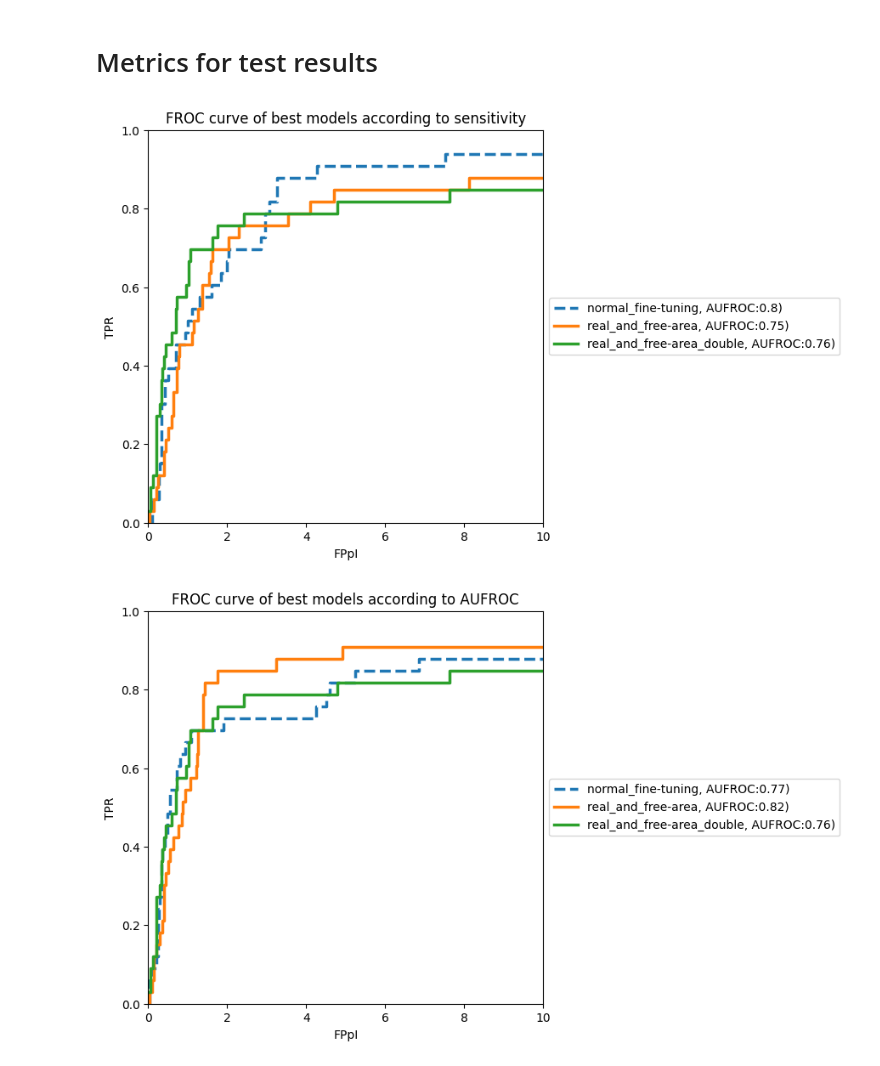
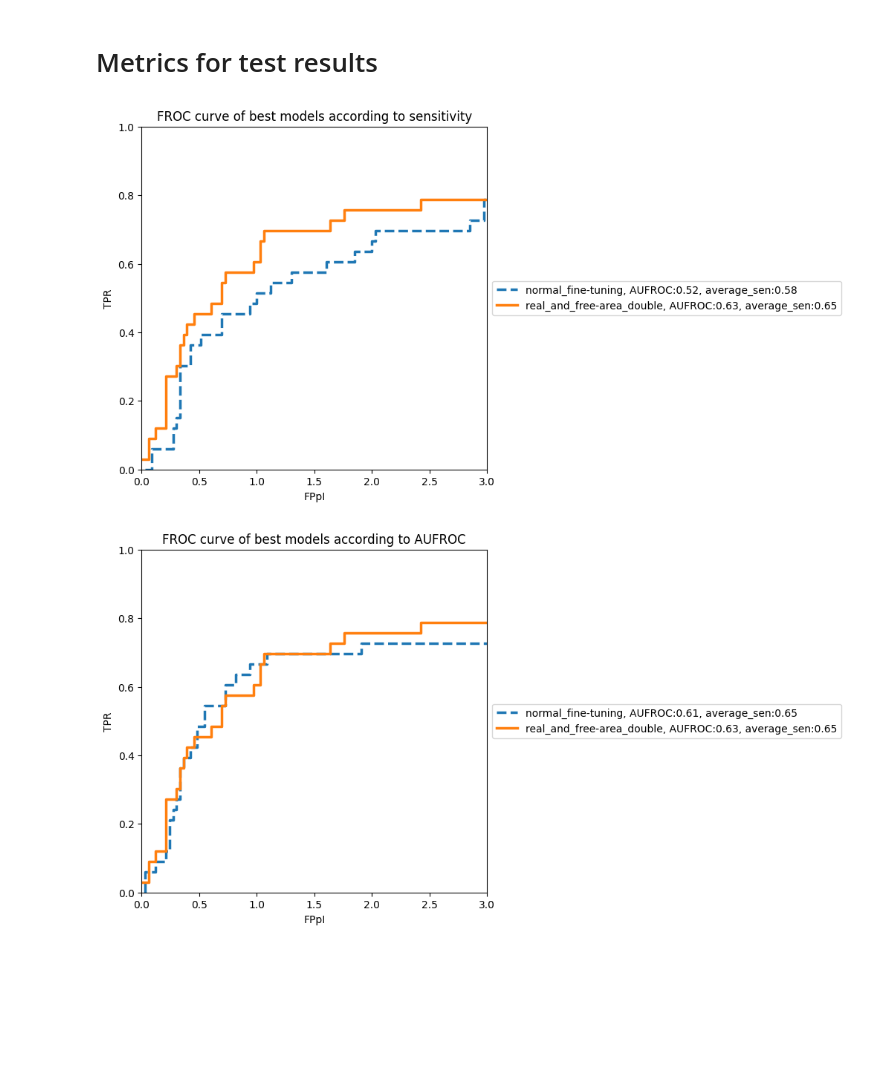
Before and after one commit to Likalto4/CEM-Detect, a Jupyter notebook: detection/evaluation/testing/testing_models.ipynb, the cells around one changed output. Saved outputs shown, nothing was run; the diff lists cells and outputs as text; code cells hidden in the pictures; blank space fills up the shorter version.

```diff
--- a/detection/evaluation/testing/testing_models.ipynb
+++ b/detection/evaluation/testing/testing_models.ipynb
@@ -121,7 +121,7 @@ def AUFROC_computing(froc_info, FPpI_limit=1.0):
     return AUC_value/FPpI_limit
 # %%
 ###
-FPpI_limit = 10
+FPpI_limit = 3
 split_name = 'standard_split_wVal'
 SET_images = True
 
@@ -137,35 +137,35 @@ for metric_name in ['sensitivity', 'AUFROC']:
         split_pred_dir = repo_path / 'detection/evaluation/data/testing' / f'{split_name}' / f'{metric_name}' # change of test
 
     # get all the csv files
     csv_pred_paths = [f for f in split_pred_dir.glob('*.csv') if f.is_file()]
     fig, ax = plt.subplots(figsize=(6,6))
     ax.set_xlabel('FPpI')
     ax.set_ylabel('TPR')
     ax.set_title(f'FROC curve of best models according to {metric_name}')
     # set TPR limits
     ax.set_ylim(0,1)
     ax.set_xlim(0,FPpI_limit)
 
     for csv_path in csv_pred_paths:
         froc_info = pd.read_csv(csv_path)
         sensitivity_df, average_sen = computing_sensitivity_at_FPpI(froc_info)
         aufroc = AUFROC_computing(froc_info, FPpI_limit)
         # if the csv path name includes the sting fine-tuning, the linewidth is increased
         if 'fine-tuning' in csv_path.stem:
             ax.plot(froc_info['FPpI'], froc_info['TPR'], marker='',
-                label=f'{csv_path.stem}, AUFROC:{aufroc.round(2)})',
+                label=f'{csv_path.stem}, AUFROC:{aufroc.round(2)}, average_sen:{average_sen.round(2)}',
                 linestyle='--', linewidth=2.5)
-        elif 'real_and_free-area' in csv_path.stem:
+        elif 'real_and_free-area_double' in csv_path.stem:
             ax.plot(froc_info['FPpI'], froc_info['TPR'], marker='',
-                label=f'{csv_path.stem}, AUFROC:{aufroc.round(2)})',
+                label=f'{csv_path.stem}, AUFROC:{aufroc.round(2)}, average_sen:{average_sen.round(2)}',
                 linestyle='-', linewidth=2.5)
         elif plot_all:
                 ax.plot(froc_info['FPpI'], froc_info['TPR'], marker='',
                     label=f'{csv_path.stem}, AUFROC:{aufroc.round(2)})',
                     linestyle='-', linewidth=1)
 
     # legend outside the plot
     ax.legend(loc='center left', bbox_to_anchor=(1, 0.5))
 # %% [output]
-[figure, old version]
+[figure, new version]
-[figure, old version]
+[figure, new version]
```
